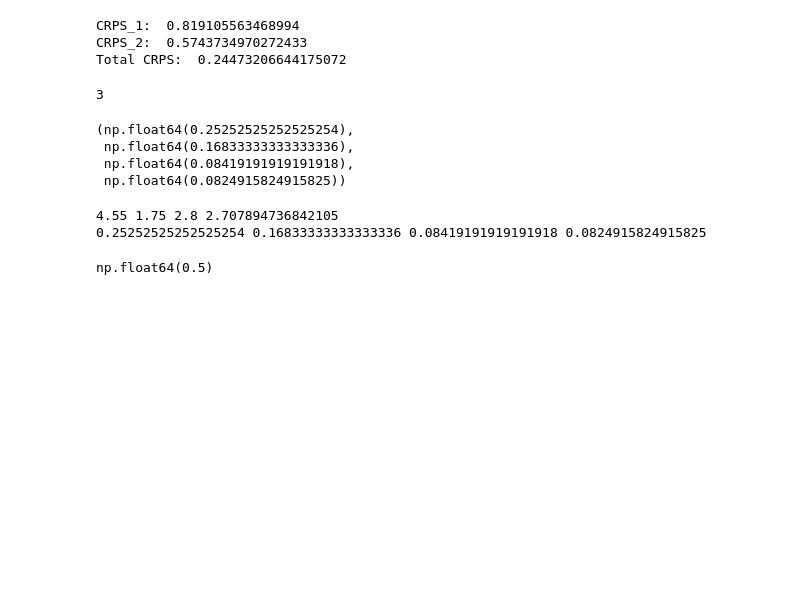
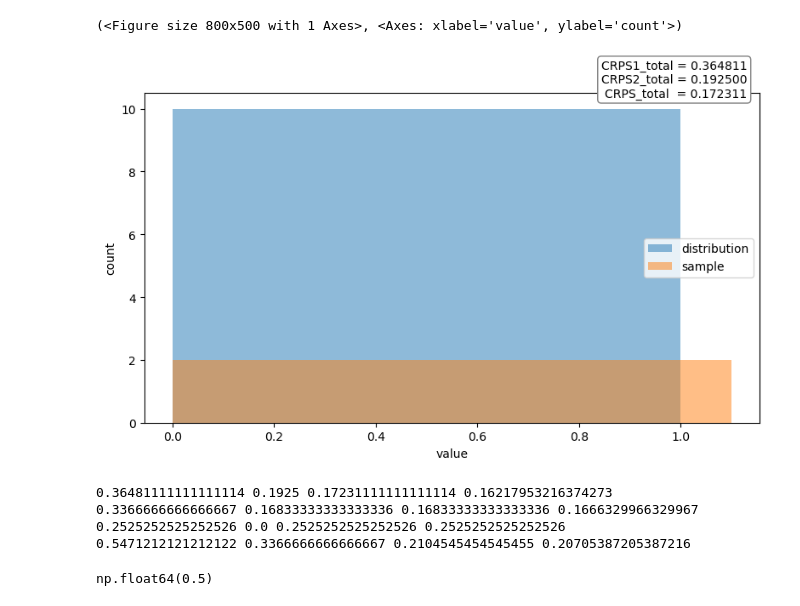
Before and after one commit to shenriks/CRPS_toy_examples, a Jupyter notebook: crps_tries.ipynb, the cells around one changed output. Cells and saved outputs as stored; diff of their text form; code cells hidden in the pictures; blank space fills up the shorter version.

```diff
--- a/crps_tries.ipynb
+++ b/crps_tries.ipynb
@@ -50,20 +5 @@ plt.show()
-# %%
-crps1_total = 1 / Ncases * np.sum(crps1)
-crps2_total = 1 / ( 2 * (Ncases**2) ) * np.sum(crps2)
-
-print("CRPS_1: ", crps1_total)
-print("CRPS_2: ", crps2_total)
-
-print("Total CRPS: ", crps1_total - crps2_total)
-# %% [output]
-CRPS_1:  0.819105563468994
-CRPS_2:  0.5743734970272433
-Total CRPS:  0.24473206644175072
-# %%
-def add_a_b(a, b):
-    return a + b
-
-print(add_a_b(1, 2))
-# %% [output]
-3
 # %%
@@ -101,9 +75,9 @@ class Distribution:
 # %%
-simple_linear_distribution = Distribution(np.linspace(0, 1, 100))
+simple_linear_distribution = Distribution_and_sample(np.linspace(0, 1, 100), np.linspace(0, 1.1, 20))
 
-simple_linear_distribution.get_crps1_total(), simple_linear_distribution.get_crps2_total(), simple_linear_distribution.get_crps_total(), simple_linear_distribution.get_fcrps_total()
+simple_linear_distribution.get_crps1_total()
+
+simple_linear_distribution.plot_histograms()
 # %% [output]
-(np.float64(0.25252525252525254),
- np.float64(0.16833333333333336),
- np.float64(0.08419191919191918),
- np.float64(0.0824915824915825))
+(<Figure size 800x500 with 1 Axes>, <Axes: xlabel='value', ylabel='count'>)
+[figure, added]
@@ -142,14 +84,24 @@ class Distribution_and_sample:
 # %%
-simple_linear_distribution = Distribution_and_sample(np.linspace(0, 1, 100), np.linspace(0, 10, 20))
+simple_linear_distribution = Distribution_and_sample(np.linspace(0, 1, 100), np.linspace(0, 1.1, 20))
 
 print(simple_linear_distribution.get_crps1_total(), simple_linear_distribution.get_crps2_total(), simple_linear_distribution.get_crps_total(), simple_linear_distribution.get_fcrps_total())
 
 simple_linear_distribution2 = Distribution_and_sample(np.linspace(0, 1, 100), np.linspace(0, 1, 100))
 
 print(simple_linear_distribution2.get_crps1_total(), simple_linear_distribution2.get_crps2_total(), simple_linear_distribution2.get_crps_total(), simple_linear_distribution2.get_fcrps_total())
+
+simple_linear_distribution3 = Distribution_and_sample(np.linspace(0, 1, 100), 0.5 * np.ones(100))
+
+print(simple_linear_distribution3.get_crps1_total(), simple_linear_distribution3.get_crps2_total(), simple_linear_distribution3.get_crps_total(), simple_linear_distribution3.get_fcrps_total())
+
+simple_linear_distribution4 = Distribution_and_sample(np.linspace(0, 1, 100), np.linspace(-0.5, 1.5, 100))
+
+print(simple_linear_distribution4.get_crps1_total(), simple_linear_distribution4.get_crps2_total(), simple_linear_distribution4.get_crps_total(), simple_linear_distribution4.get_fcrps_total())
 # %% [output]
-4.55 1.75 2.8 2.707894736842105
-0.25252525252525254 0.16833333333333336 0.08419191919191918 0.0824915824915825
+0.36481111111111114 0.1925 0.17231111111111114 0.16217953216374273
+0.3366666666666667 0.16833333333333336 0.16833333333333336 0.1666329966329967
+0.2525252525252526 0.0 0.2525252525252526 0.2525252525252526
+0.5471212121212122 0.3366666666666667 0.2104545454545455 0.20705387205387216
 # %%
 simple_linear_distribution.true_mean
 # %% [output]
```
Also changed, not shown: parts of 5 cells of this notebook, 18 other files.
